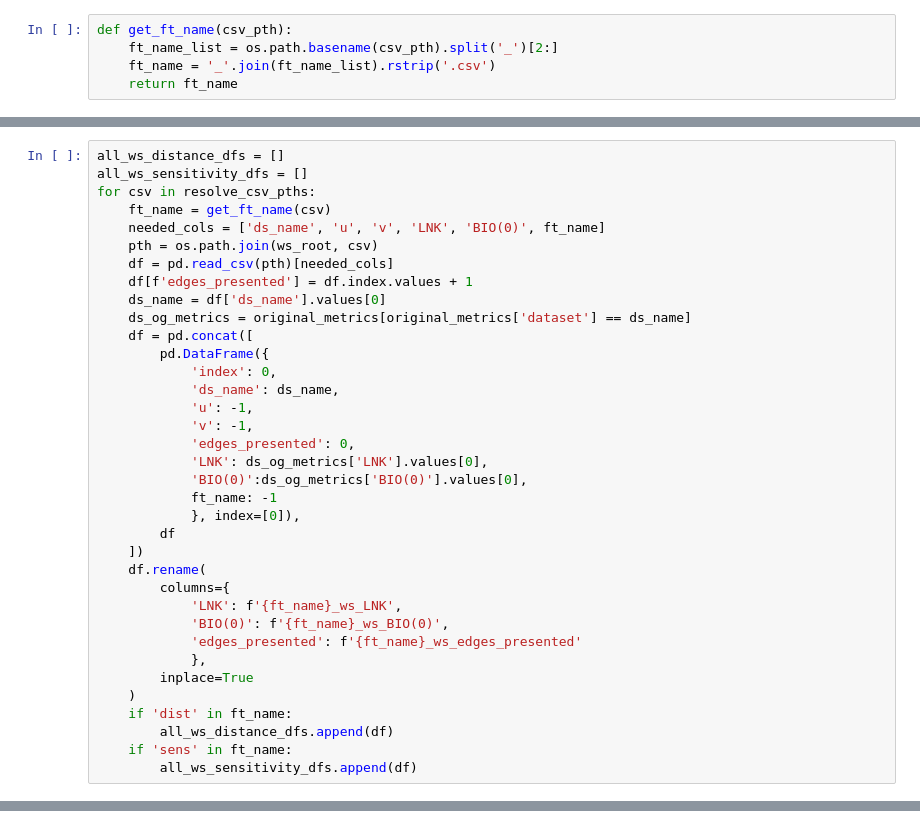
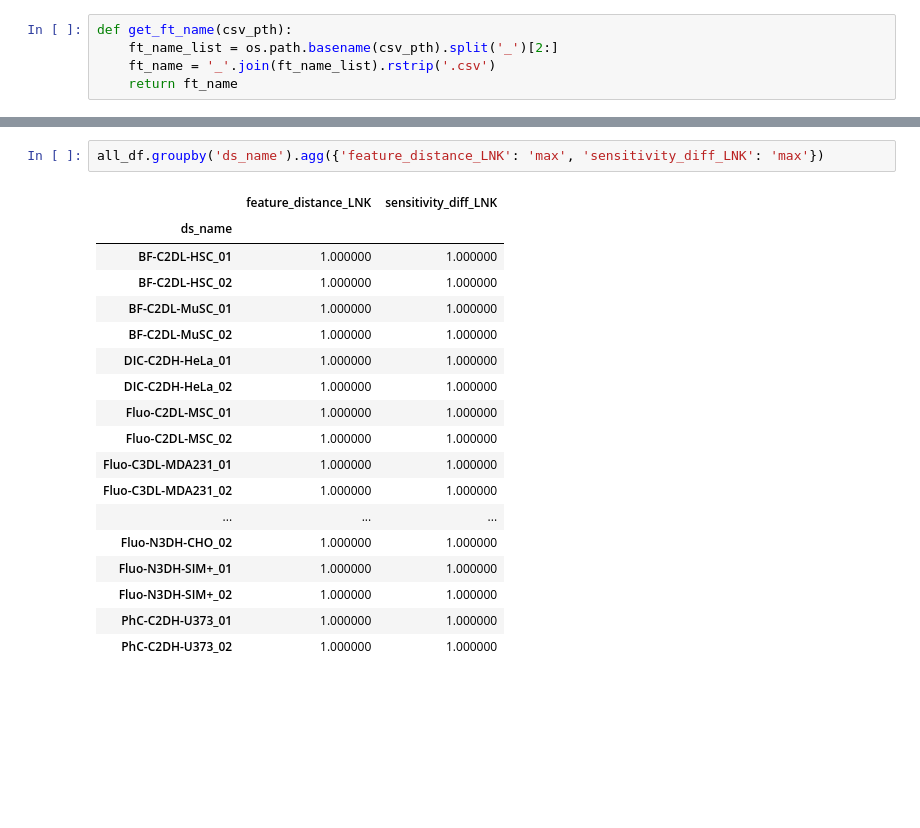
Before and after one commit to DragaDoncila/isbi25, a Jupyter notebook: plot_figures.ipynb, the cells around one changed output, grey strips where cells are left out. Cells and saved outputs as stored; diff of their text form; blank space fills up the shorter version.

```diff
--- a/plot_figures.ipynb
+++ b/plot_figures.ipynb
@@ -156,39 +139,3 @@ ws_csv_pths = glob('**/*edges_*.csv', root_dir=ws_root, recursive=True)
-# %%
-all_ws_distance_dfs = []
-all_ws_sensitivity_dfs = []
-for csv in resolve_csv_pths:
-    ft_name = get_ft_name(csv)
-    needed_cols = ['ds_name', 'u', 'v', 'LNK', 'BIO(0)', ft_name]
-    pth = os.path.join(ws_root, csv)
-    df = pd.read_csv(pth)[needed_cols]
-    df[f'edges_presented'] = df.index.values + 1
-    ds_name = df['ds_name'].values[0]
-    ds_og_metrics = original_metrics[original_metrics['dataset'] == ds_name]
-    df = pd.concat([
-        pd.DataFrame({
-            'index': 0,
-            'ds_name': ds_name,
-            'u': -1,
-            'v': -1,
-            'edges_presented': 0,
-            'LNK': ds_og_metrics['LNK'].values[0],
-            'BIO(0)':ds_og_metrics['BIO(0)'].values[0],
-            ft_name: -1
-            }, index=[0]),
-        df
-    ])
-    df.rename(
-        columns={
-            'LNK': f'{ft_name}_ws_LNK',
-            'BIO(0)': f'{ft_name}_ws_BIO(0)',
-            'edges_presented': f'{ft_name}_ws_edges_presented'
-            },
-        inplace=True
-    )
-    if 'dist' in ft_name:
-        all_ws_distance_dfs.append(df)
-    if 'sens' in ft_name:
-        all_ws_sensitivity_dfs.append(df)
 # %%
 all_dist_df = pd.concat(all_dist_dfs)
 all_sens_df = pd.concat(all_sens_dfs)
@@ -245,0 +180,21 @@ grid.set_ylabels('LNK')
+# %%
+all_df.groupby('ds_name').agg({'feature_distance_LNK': 'max', 'sensitivity_diff_LNK': 'max'})
+# %% [output]
+|  | feature_distance_LNK | sensitivity_diff_LNK |
+| ds_name |  |  |
+| BF-C2DL-HSC_01 | 1.000000 | 1.000000 |
+| BF-C2DL-HSC_02 | 1.000000 | 1.000000 |
+| BF-C2DL-MuSC_01 | 1.000000 | 1.000000 |
+| BF-C2DL-MuSC_02 | 1.000000 | 1.000000 |
+| DIC-C2DH-HeLa_01 | 1.000000 | 1.000000 |
+| DIC-C2DH-HeLa_02 | 1.000000 | 1.000000 |
+| Fluo-C2DL-MSC_01 | 1.000000 | 1.000000 |
+| Fluo-C2DL-MSC_02 | 1.000000 | 1.000000 |
+| Fluo-C3DL-MDA231_01 | 1.000000 | 1.000000 |
+| Fluo-C3DL-MDA231_02 | 1.000000 | 1.000000 |
+| ... | ... | ... |
+| Fluo-N3DH-CHO_02 | 1.000000 | 1.000000 |
+| Fluo-N3DH-SIM+_01 | 1.000000 | 1.000000 |
+| Fluo-N3DH-SIM+_02 | 1.000000 | 1.000000 |
+| PhC-C2DH-U373_01 | 1.000000 | 1.000000 |
+| PhC-C2DH-U373_02 | 1.000000 | 1.000000 |
```
Also changed, not shown: parts of 15 cells of this notebook, 2 other files.
